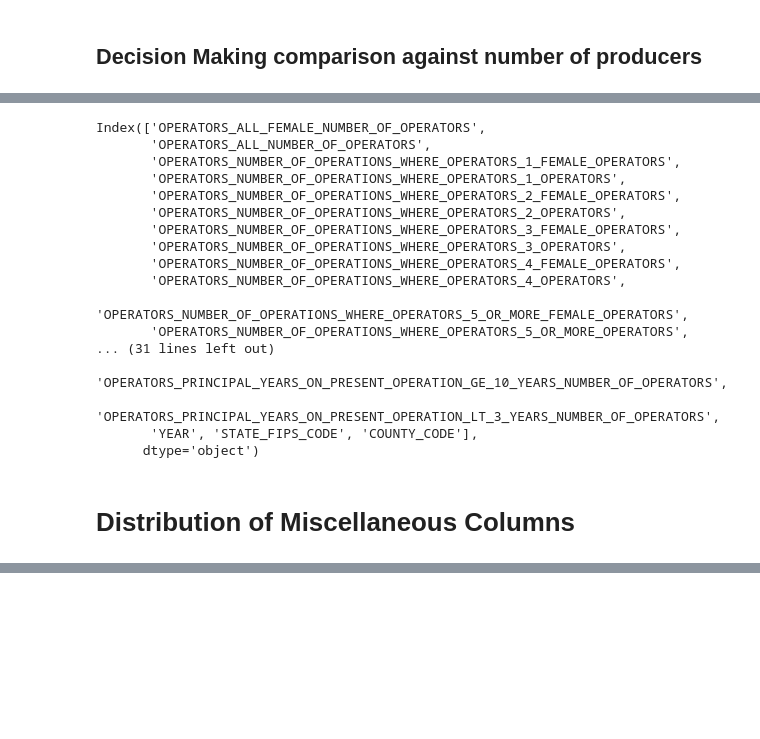
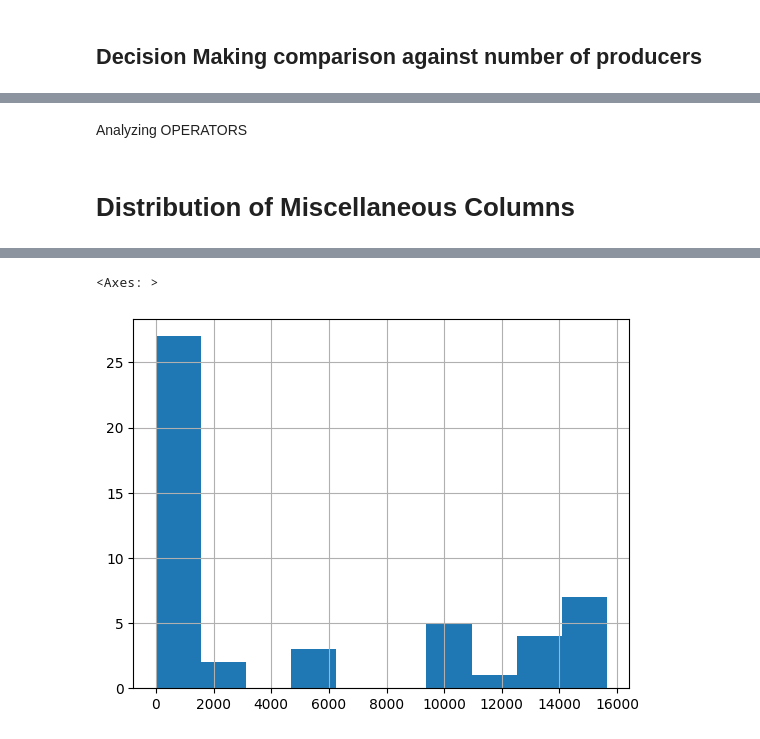
Before and after one commit to Khushi-12/HDSI_HACKATHON, a Jupyter notebook: HDSI_Hackathon_Solution.ipynb, the cells around one changed output, grey strips where cells are left out. Saved outputs shown, nothing was run; the diff lists cells and outputs as text; code cells hidden in the pictures; blank space fills up the shorter version.

```diff
--- a/HDSI_Hackathon_Solution.ipynb
+++ b/HDSI_Hackathon_Solution.ipynb
@@ -560,0 +349,7 @@ fig.show()
+# %%
+producer_columns = [v.replace("PRODUCERS", 'FARMERS') for v in producerDf.columns]
+operator_columns = [v.replace("OPERATORS", 'FARMERS') for v in operatorDf.columns]
+operator_columns = [v.replace('FARMERS_PRINCIPAL', 'FARMERS') for v in operator_columns]
+
+operatorDf.columns = operator_columns
+producerDf.columns = producer_columns
@@ -747,9 +631,6 @@ tmp['agg'].unique()
 array([nan,  0.])
 # %% [markdown]
 The above experiment proves that the `PRODUCERS_AGE_LT_35_NUMBER_OF_PRODUCERS` column is indeed a redundant column and can easily be obtained using the `PRODUCERS_AGE_25_TO_34_NUMBER_OF_PRODUCERS` and `PRODUCERS_AGE_LT_25_NUMBER_OF_PRODUCERS` columns.
-# %%
-# Dropping the column
-producerDf = producerDf.drop('PRODUCERS_AGE_LT_35_NUMBER_OF_PRODUCERS', axis=1)
 # %% [markdown]
 ## Number of Producers by Sex
 # %%
@@ -825,20 +678,0 @@ columnsExclude = [
-# %%
-operatorDf.columns
-# %% [output]
-Index(['OPERATORS_ALL_FEMALE_NUMBER_OF_OPERATORS',
-       'OPERATORS_ALL_NUMBER_OF_OPERATORS',
-       'OPERATORS_NUMBER_OF_OPERATIONS_WHERE_OPERATORS_1_FEMALE_OPERATORS',
-       'OPERATORS_NUMBER_OF_OPERATIONS_WHERE_OPERATORS_1_OPERATORS',
-       'OPERATORS_NUMBER_OF_OPERATIONS_WHERE_OPERATORS_2_FEMALE_OPERATORS',
-       'OPERATORS_NUMBER_OF_OPERATIONS_WHERE_OPERATORS_2_OPERATORS',
-       'OPERATORS_NUMBER_OF_OPERATIONS_WHERE_OPERATORS_3_FEMALE_OPERATORS',
-       'OPERATORS_NUMBER_OF_OPERATIONS_WHERE_OPERATORS_3_OPERATORS',
-       'OPERATORS_NUMBER_OF_OPERATIONS_WHERE_OPERATORS_4_FEMALE_OPERATORS',
-       'OPERATORS_NUMBER_OF_OPERATIONS_WHERE_OPERATORS_4_OPERATORS',
-       'OPERATORS_NUMBER_OF_OPERATIONS_WHERE_OPERATORS_5_OR_MORE_FEMALE_OPERATORS',
-       'OPERATORS_NUMBER_OF_OPERATIONS_WHERE_OPERATORS_5_OR_MORE_OPERATORS',
-... (31 lines left out)
-       'OPERATORS_PRINCIPAL_YEARS_ON_PRESENT_OPERATION_GE_10_YEARS_NUMBER_OF_OPERATORS',
-       'OPERATORS_PRINCIPAL_YEARS_ON_PRESENT_OPERATION_LT_3_YEARS_NUMBER_OF_OPERATORS',
-       'YEAR', 'STATE_FIPS_CODE', 'COUNTY_CODE'],
-      dtype='object')
@@ -847,3 +679,5 @@ Index(['OPERATORS_ALL_FEMALE_NUMBER_OF_OPERATORS',
+# %% [markdown]
+Analyzing OPERATORS
 # %% [markdown]
 # Distribution of Miscellaneous Columns
 # %%
@@ -856,2 +693,7 @@ px.histogram(x = b.index, y = b.values)
 # %% [output]
 [interactive output not drawn]
+# %%
+misc_data.isna().sum().hist()
+# %% [output]
+<Axes: >
+[figure, added]
```
Also changed, not shown: parts of 60 cells of this notebook.
